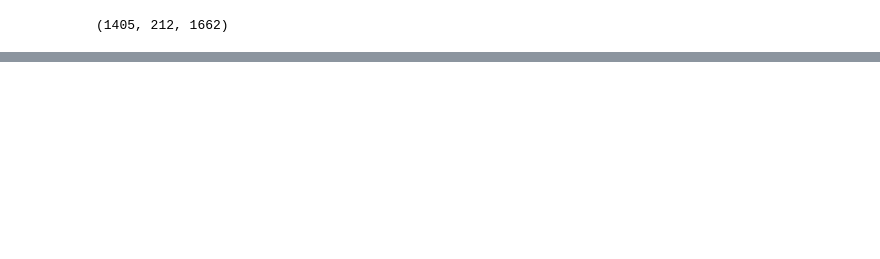
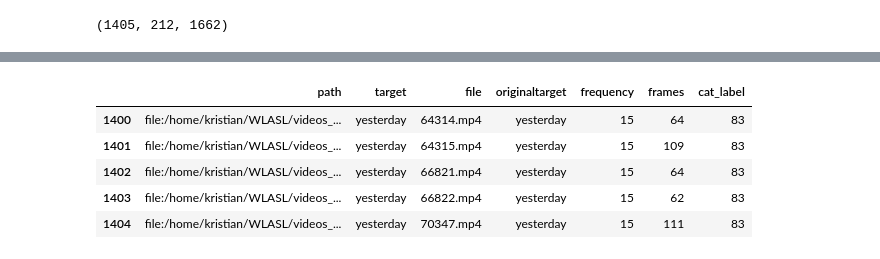
Before and after one commit to kristiany45/DAP_Github, a Jupyter notebook: tests mediapipe/Mediapipe.ipynb, the cells around one changed output, grey strips where cells are left out. Saved outputs shown, nothing was run; the diff lists cells and outputs as text; code cells hidden in the pictures; blank space fills up the shorter version.

```diff
--- a/tests mediapipe/Mediapipe.ipynb
+++ b/tests mediapipe/Mediapipe.ipynb
@@ -557,0 +591,9 @@ keypoints_np.shape
+# %%
+video_df.tail()
+# %% [output]
+|  | path | target | file | originaltarget | frequency | frames | cat_label |
+| 1400 | file:/home/kristian/WLASL/videos_... | yesterday | 64314.mp4 | yesterday | 15 | 64 | 83 |
+| 1401 | file:/home/kristian/WLASL/videos_... | yesterday | 64315.mp4 | yesterday | 15 | 109 | 83 |
+| 1402 | file:/home/kristian/WLASL/videos_... | yesterday | 66821.mp4 | yesterday | 15 | 64 | 83 |
+| 1403 | file:/home/kristian/WLASL/videos_... | yesterday | 66822.mp4 | yesterday | 15 | 62 | 83 |
+| 1404 | file:/home/kristian/WLASL/videos_... | yesterday | 70347.mp4 | yesterday | 15 | 111 | 83 |
```
Also changed, not shown: parts of 39 cells of this notebook.
